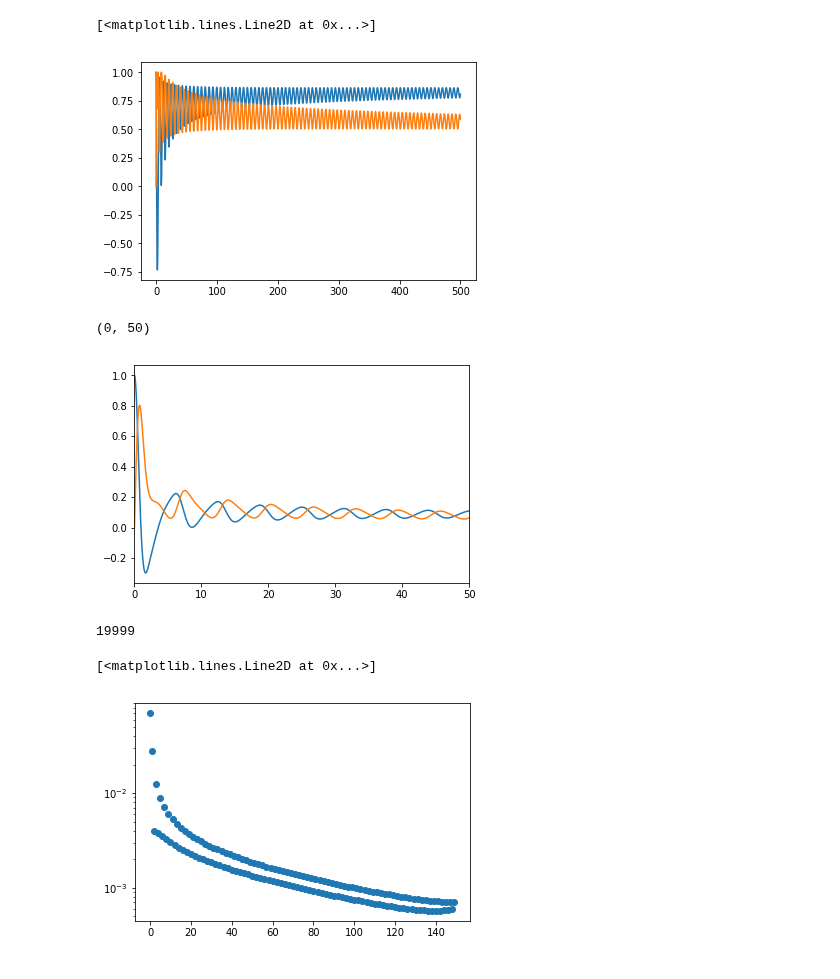
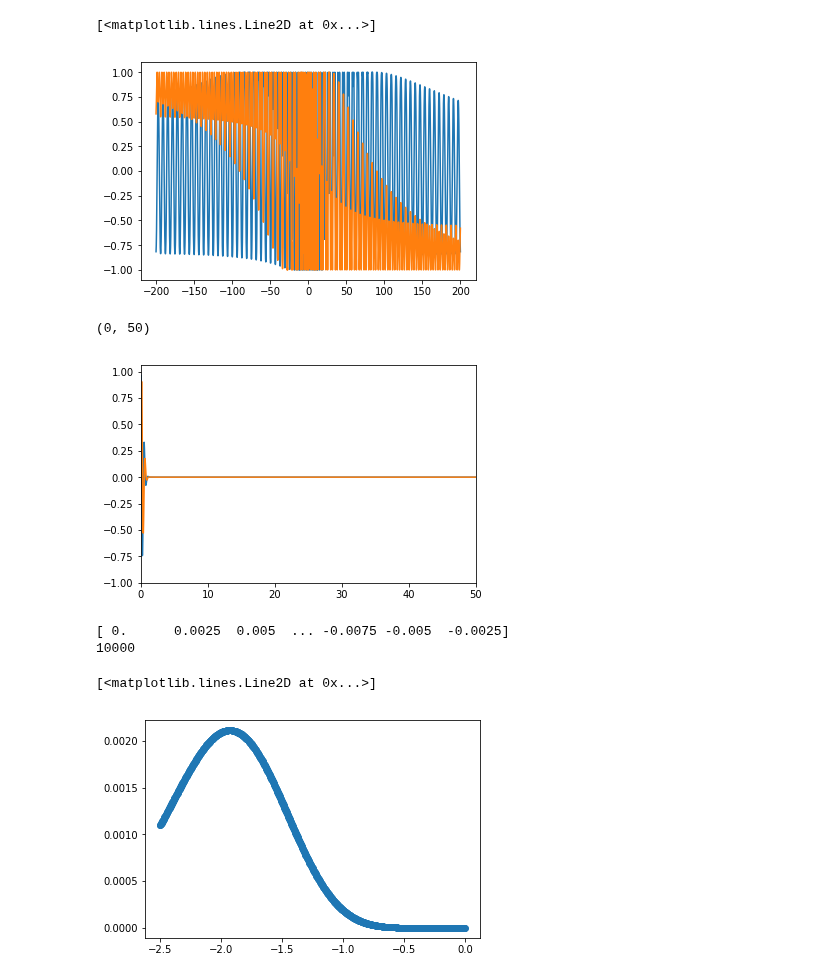
Before and after one commit to hstrey/FCS-simulations, a Jupyter notebook: FCS intensity distribution correct.ipynb, the cells around one changed output. Cells and saved outputs as stored; diff of their text form; code cells hidden in the pictures.

```diff
--- a/FCS intensity distribution correct.ipynb
+++ b/FCS intensity distribution correct.ipynb
@@ -15,3 +13,8 @@ k = np.linspace(0,500,10000)
+# %%
+k_limit = 200
+steps = 10000
+k = np.linspace(-k_limit,k_limit,steps)
+d = 2*k_limit/steps
 # %%
 def f1_int(k,phi0):
     if hasattr(k,'__iter__'):
@@ -40,7 +38,8 @@ plt.plot(k,f2k)
 # %%
-er = np.exp(0.5*f1k)
-ei1 = np.cos(f2k)
-ei2 = np.sin(f2k)
+prefactor = 10/np.sqrt(2)
+er = np.exp(prefactor*f1k)
+ei1 = np.cos(prefactor*f2k)
+ei2 = np.sin(prefactor*f2k)
 plt.plot(k,er)
 # %% [output]
 [<matplotlib.lines.Line2D at 0x...>]
@@ -50,25 +49,29 @@ plt.plot(k,ei1)
 plt.plot(k,ei2)
 # %% [output]
 [<matplotlib.lines.Line2D at 0x...>]
-[figure, old version]
+[figure, new version]
 # %%
 plt.plot(k,er*ei1)
 plt.plot(k,er*ei2)
 plt.xlim((0,50))
 # %% [output]
 (0, 50)
-[figure, old version]
+[figure, new version]
 # %%
 # need to find the proper way of doing an fft
+freq = np.fft.fftfreq(steps,d)
+print(freq)
 fc1 = er*ei1+1j*er*ei2
-fc2 = np.conj(fc1[::-1])
-fc = np.concatenate((fc1,fc2[1:]))
-cf_fft = np.fft.ifft(fc)
+#fc2 = np.conj(fc1[::-1])
+#fc = np.concatenate((fc1,fc2[1:]))
+cf_fft = np.fft.ifft(fc1)
 print(cf_fft.size)
-plt.semilogy(abs(cf_fft[:150]),"o")
+disp = 9000
+plt.plot(freq[disp:],abs(cf_fft[disp:]),"o")
 #plt.xlim((0,10000))
 #plt.ylim((-.2,.2))
 # %% [output]
-19999
+[ 0.      0.0025  0.005  ... -0.0075 -0.005  -0.0025]
+10000
 [<matplotlib.lines.Line2D at 0x...>]
-[figure, old version]
+[figure, new version]
```
Also changed, not shown: parts of 3 cells of this notebook, 2 other files.
